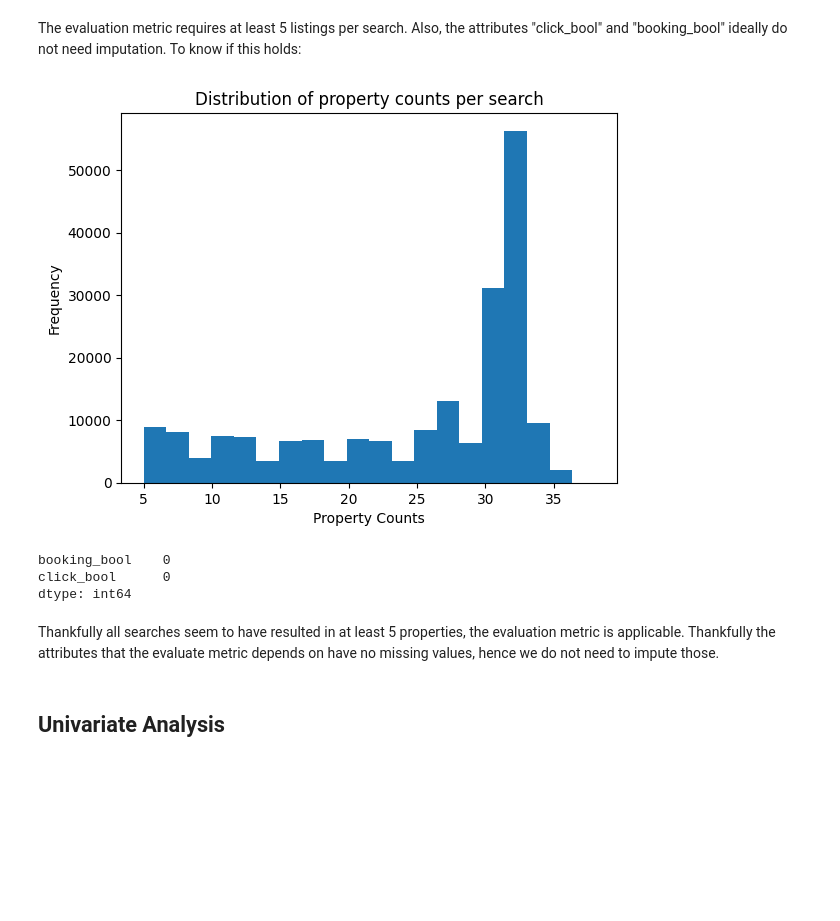
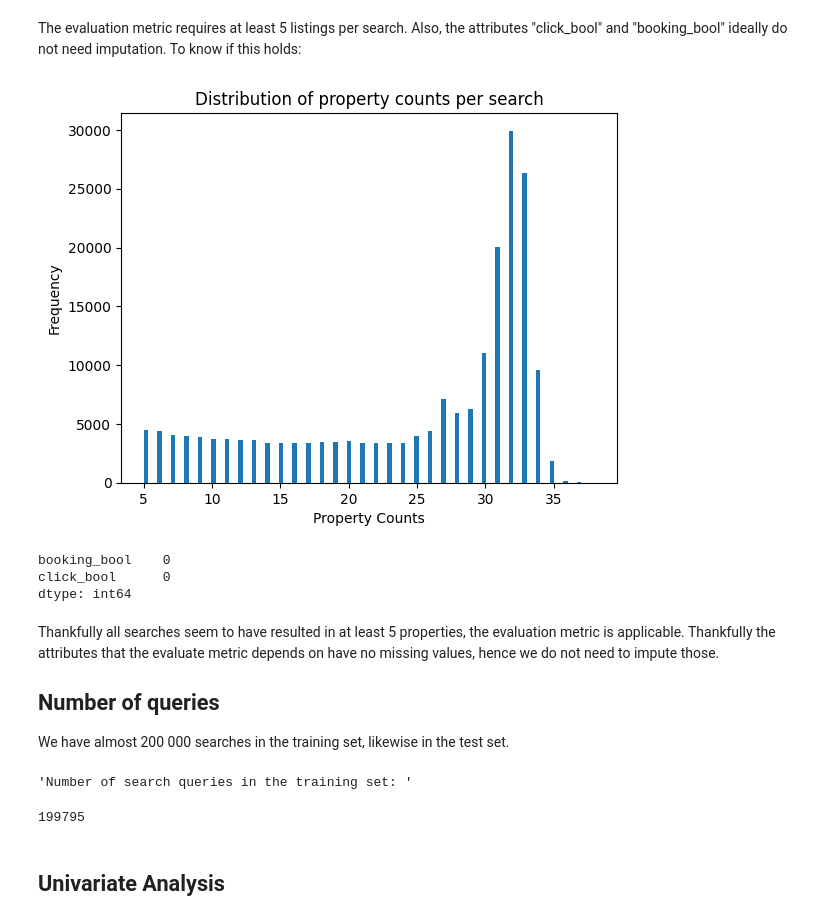
Before and after one commit to L42-AI/dmt-2, a Jupyter notebook: src/notebooks/eda.ipynb, the cells around one changed output. Cells and saved outputs as stored; diff of their text form; code cells hidden in the pictures; blank space fills up the shorter version.

```diff
--- a/src/notebooks/eda.ipynb
+++ b/src/notebooks/eda.ipynb
@@ -14,6 +15,6 @@ from kaggle_interaction.load import load_data
 # %%
 # Load data
-sub_sample, train_set, test_set = load_data()
+train_set, test_set = load_data()
 # %% [markdown]
 ## Data shape and table
 # %%
@@ -129,13 +148,13 @@ n_search = list()
 for srch_id, data in train_grouped:
     n_search.append(data.shape[0])
 # %%
-plt.hist(n_search, bins = 20)
+plt.hist(n_search, bins = 100)
 plt.title('Distribution of property counts per search')
 plt.xlabel('Property Counts')
 plt.ylabel('Frequency')
 plt.show()
 # %% [output]
-[figure, old version]
+[figure, new version]
 # %%
 train_set[['booking_bool', 'click_bool']].isna().sum()
 # %% [output]
@@ -144,5 +163,15 @@ click_bool      0
 dtype: int64
 # %% [markdown]
 Thankfully all searches seem to have resulted in at least 5 properties, the evaluation metric is applicable. Thankfully the attributes that the evaluate metric depends on have no missing values, hence we do not need to impute those.
+
+## Number of queries
+
+We have almost 200 000 searches in the training set, likewise in the test set.
+# %%
+query_count_train = train_set['srch_id'].unique().size
+display('Number of search queries in the training set: ', query_count_train)
+# %% [output]
+'Number of search queries in the training set: '
+199795
 # %% [markdown]
 ## Univariate Analysis
```
Also changed, not shown: parts of 18 cells of this notebook.
